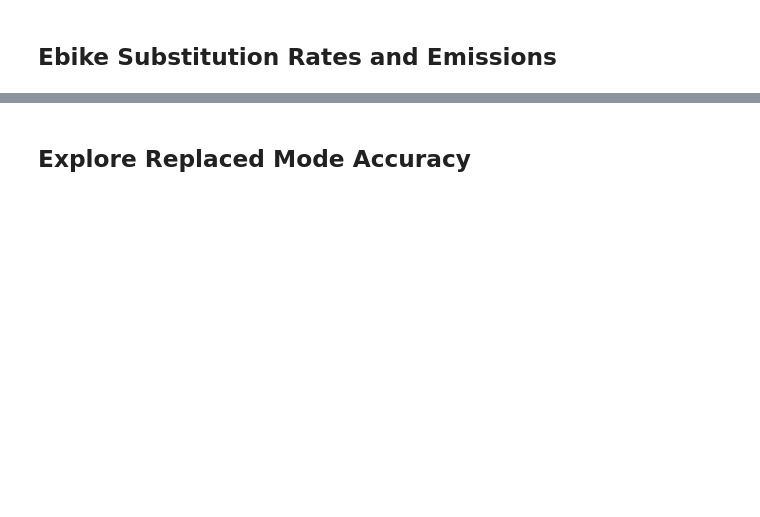
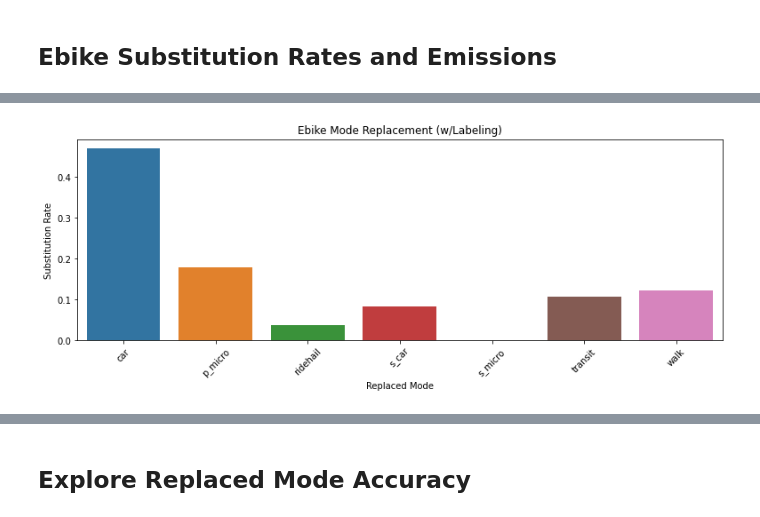
Before and after one commit to e-mission/em-public-dashboard, a Jupyter notebook: viz_scripts/biogeme_test.ipynb, the cells around one changed output, grey strips where cells are left out. Drawn from its saved outputs; the diff is of its cells as text; code cells hidden in the pictures; blank space fills up the shorter version.

```diff
--- a/viz_scripts/biogeme_test.ipynb
+++ b/viz_scripts/biogeme_test.ipynb
@@ -1104,9 +1486,27 @@ for mode in av:
 # %%
+# Now label the replaced mode
+y_pred = rf_keep.predict(df_ebike_no_rep[feature_list].values)
+
+for i in range(0, len(y_pred)):
+    if df_ebike_no_rep.iloc[i]['Replaced_mode']!=10:
+        y_pred[i] = df_ebike_no_rep.iloc[i].Replaced_mode
+
+df_ebike_no_rep = df_ebike_no_rep.copy()
+df_ebike_no_rep['Replaced_mode_new'] = y_pred
+
+# Generate figure again
+# Relabel with original mode names for plotting
+for mode in av:
+    mode_text = '_'.join(str(av[mode]).split('_')[1:])
+    df_ebike_no_rep['Replaced_mode_new'] = df_ebike_no_rep['Replaced_mode_new'].replace(mode,mode_text)
+
 # Substitution rate of ebike trips not including new trips
-plot_data = df_analysis.groupby(['Replaced_mode']).count()[['Mode_confirm']].reset_index()
+plot_data = df_ebike_no_rep.groupby(['Replaced_mode_new']).count()[['Mode_confirm']].reset_index()
 plot_data['subst_rate'] = plot_data['Mode_confirm'] / sum(plot_data['Mode_confirm'])
 
 fig, ax = plt.subplots(figsize=(13,5))
-sns.barplot(ax=ax, data=plot_data, x='Replaced_mode', y='subst_rate').set(title='Ebike Mode Replacement', xlabel='Replaced Mode', ylabel='Substitution Rate')
+sns.barplot(ax=ax, data=plot_data, x='Replaced_mode_new', y='subst_rate').set(title='Ebike Mode Replacement (w/Labeling)', xlabel='Replaced Mode', ylabel='Substitution Rate')
 plt.xticks(rotation=45)
 plt.subplots_adjust(bottom=0.25)
+# %% [output]
+[figure, added]
```
Also changed, not shown: parts of 46 cells of this notebook.
